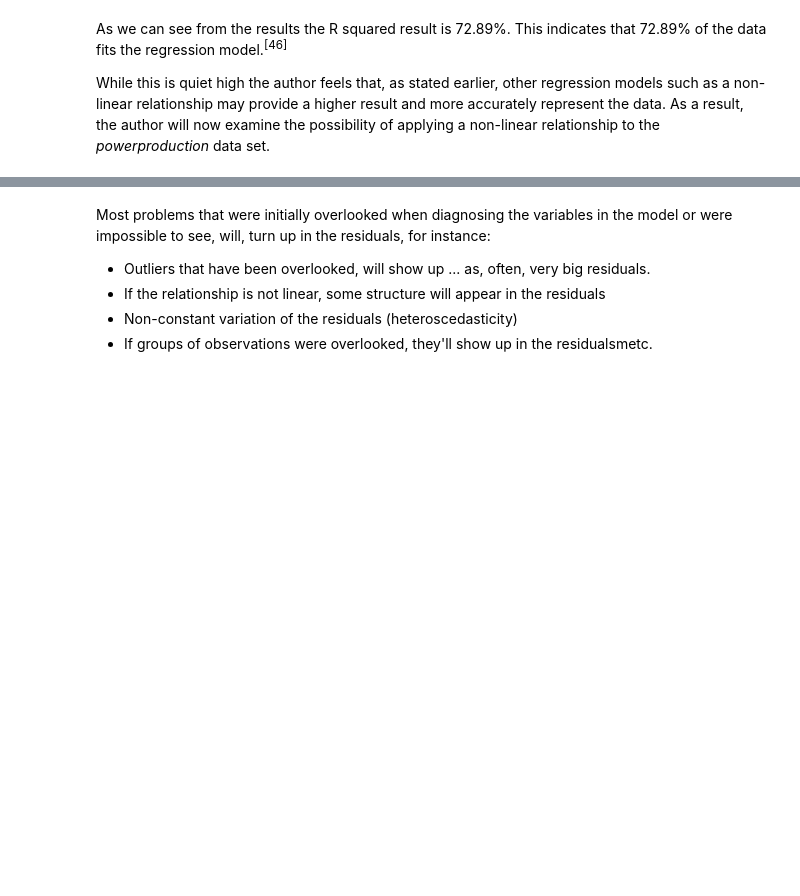
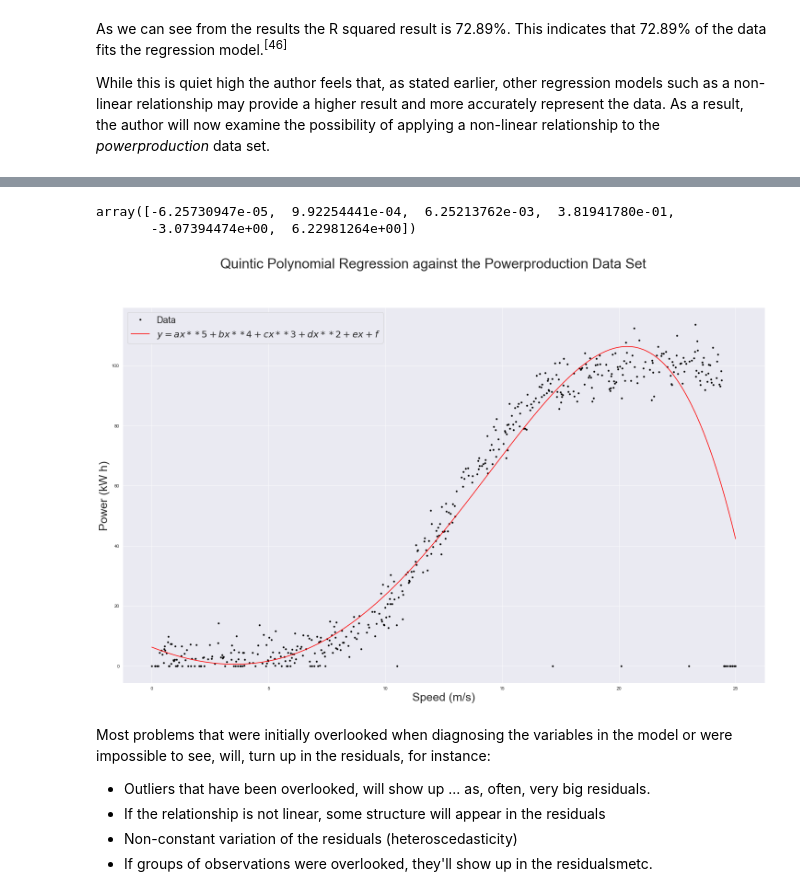
Before and after one commit to JPLee01/Fundamentals_of_Data_Analysis-Project_2020, a Jupyter notebook: Fundamentals of Data Analysis - Project 2020.ipynb, the cells around one changed output, grey strips where cells are left out. Drawn from its saved outputs; the diff is of its cells as text; code cells hidden in the pictures; blank space fills up the shorter version.

```diff
--- a/Fundamentals of Data Analysis - Project 2020.ipynb
+++ b/Fundamentals of Data Analysis - Project 2020.ipynb
@@ -417,3 +518,34 @@ Polynomial regression is a form of regression analysis in which the relationship
+# %%
+#Calculate the Quintic Polynomial Regression
+coeffs5 = np.polyfit(powerproduction_dataset['speed'], powerproduction_dataset['power'], 5)
+coeffs5
+# %% [output]
+array([-6.25730947e-05,  9.92254441e-04,  6.25213762e-03,  3.81941780e-01,
+       -3.07394474e+00,  6.22981264e+00])
+# %%
+# Assign the Quintic Polynomial Regression for x and y
+# Note that: y = ax**5 + bx**4 + cx**3 + dx**2 + ex + f
+x = powerproduction_dataset['speed']
+y4 = coeffs5[0] * x**5 + coeffs5[1] * x**4 + coeffs5[2] * x**3 + coeffs5[3] * x**2 + coeffs5[4] * x + coeffs5[5]
+# %%
+# Plotting the Quintic Polynomial Regression against the Powerproduction Data Set
+plt.plot(powerproduction_dataset['speed'], powerproduction_dataset['power'], 'k.', label='Data');
+plt.plot(x, y4, 'r-', label='$y = ax**5 + bx**4 + cx**3 + dx**2 + ex + f$')
+
+#Label the Axis
+plt.xlabel('Speed (m/s)', fontsize=25)
+plt.ylabel('Power (kW h)', fontsize=25)
+
+#Insert a legend
+plt.legend(fontsize=20)
+
+#Insert a Title
+plt. suptitle('Quintic Polynomial Regression against the Powerproduction Data Set', fontsize=30)
+
+#Disply the Plot
+plt.show()
+# %% [output]
+[figure, added]
 # %% [markdown]
 Most problems that were initially overlooked when diagnosing the variables in the model or were impossible to see, will, turn up in the residuals, for instance:
 * Outliers that have been overlooked, will show up ... as, often, very big residuals.
```
Also changed, not shown: parts of 16 cells of this notebook.
